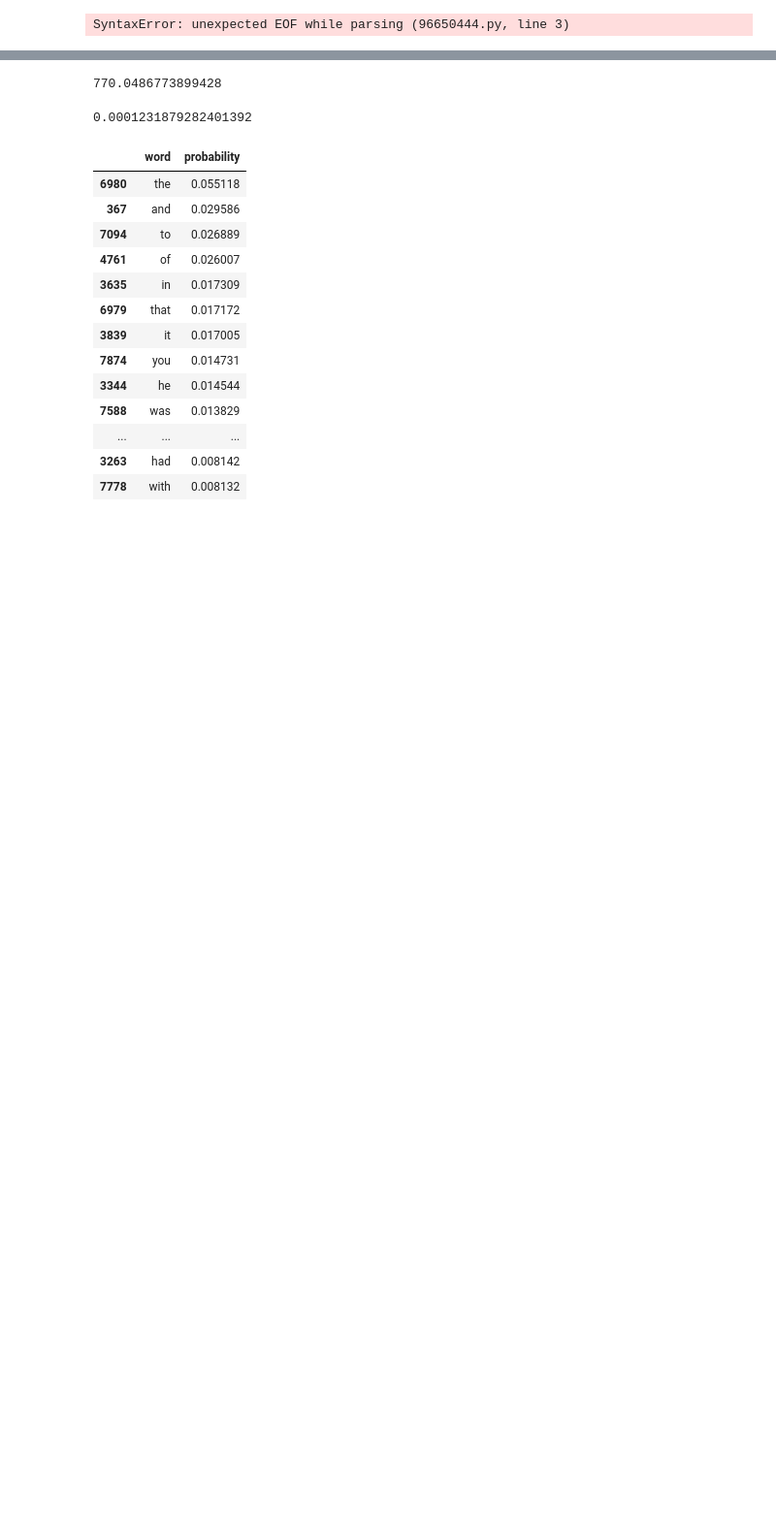
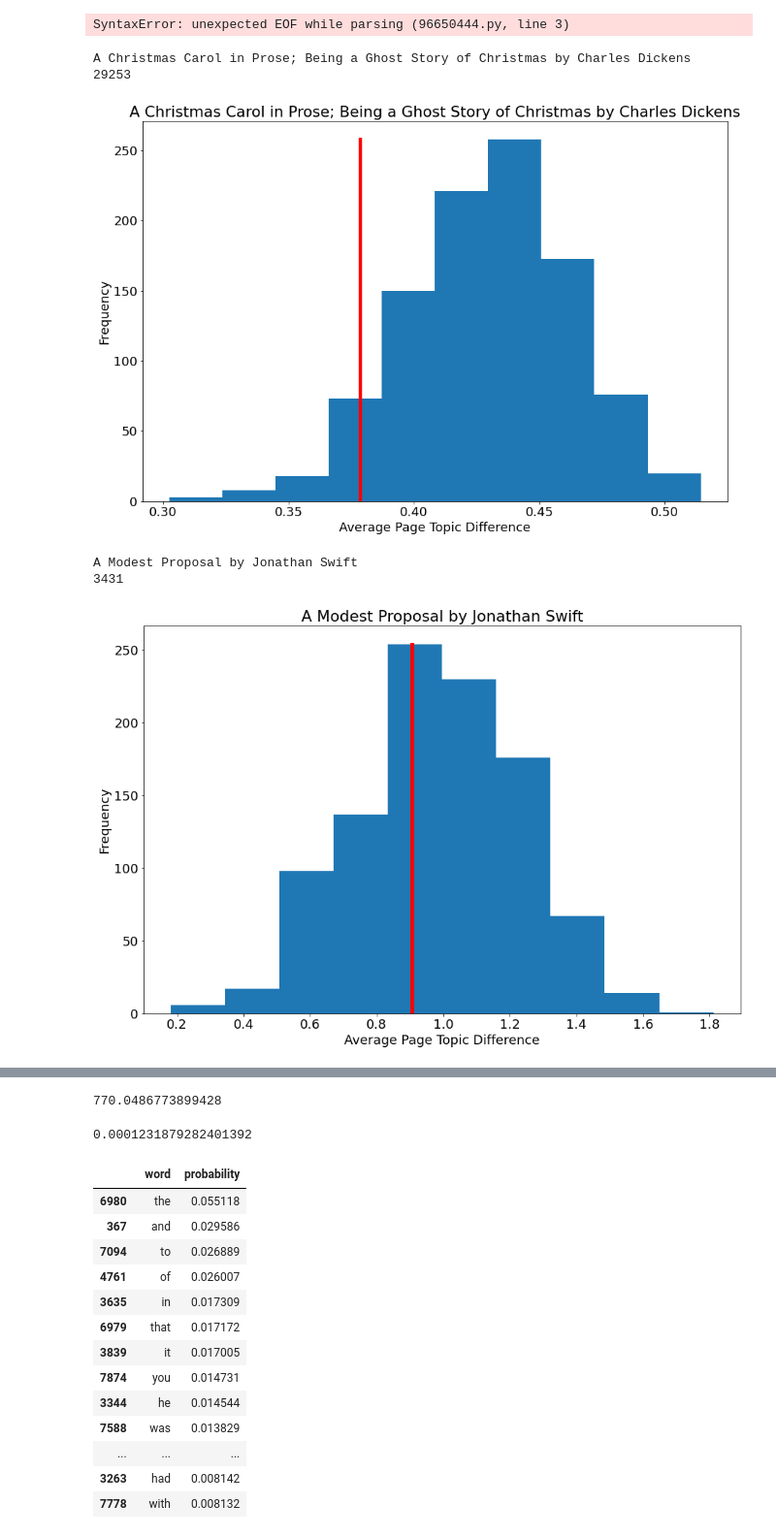
Before and after one commit to ccmerry/voynich_manuscript_text_analysis, a Jupyter notebook: book_analysis.ipynb, the cells around one changed output, grey strips where cells are left out. Shown at 97% size. Saved outputs shown, nothing was run; the diff lists cells and outputs as text; code cells hidden in the pictures; blank space fills up the shorter version.

```diff
--- a/book_analysis.ipynb
+++ b/book_analysis.ipynb
@@ -617,0 +695,48 @@ def topic_calc(rank_dict, all_text, words_list):
+# %%
+def multi_book_topic(corpus):
+    num_of_books = len(corpus)
+    #plt.subplots(1, 1, figsize=(5, 10))
+    plt.rcParams["figure.figsize"] = [15, 10]
+    plt.rcParams.update({'font.size': 18})
+    avg_diff = []
+    min_amount = []
+    book_list = []
+    count_run = 0
+    for c in corpus:
+        if count_run < 2:
+            print(c)
+            topic_list_score = topic_book(corpus[c])
+            #avg_diff.append(topic_list_score[1] - topic_list_score[0])
+            #min_amount.append(topic_list_score[2])
+            #book_list.append(c)
+            #plt.subplot(44, 1, count_run + 1)
+            plt.hist(topic_list_score[1], bins = 10, color = 'blue', label = "Shuffled Results")
+            y, x, _ = plt.hist(topic_list_score[1], bins = 10)
+            maxy = y.max()
+            #maxy = np.max(topic_list_score[1])
+            linex = (topic_list_score[0], topic_list_score[0])
+            liney = (0 , maxy)
+            plt.plot(linex, liney, linewidth=5, color = 'red', label = "Unshuffled Result")
+            plt.xlabel("Average Page Topic Difference")
+            plt.ylabel("Frequency")
+            #t_list = ['Ciceros Orations','Meditationes de Prima Philosophia',
+                      #'Odes and Epodes','The Aeneid']
+            plt.title(c, loc='center', wrap=True)
+            plt.show()
+        count_run = count_run + 1
+    #plt.scatter(avg_diff,min_amount)
+    #book_num = len(book_list)
+    #for i in range(book_num):
+        #plt.annotate(book_list[i], (avg_diff[i], min_amount[i]))
+    #plt.title('A Christmas Carol')
+    #plt.legend(loc="upper right")Average Page Topic Difference
+    #plt.show()
+# %%
+multi_book_topic(e_book_d)
+# %% [output]
+A Christmas Carol in Prose; Being a Ghost Story of Christmas by Charles Dickens
+29253
+[figure, added]
+A Modest Proposal by Jonathan Swift
+3431
+[figure, added]
```
Also changed, not shown: parts of 14 cells of this notebook.
